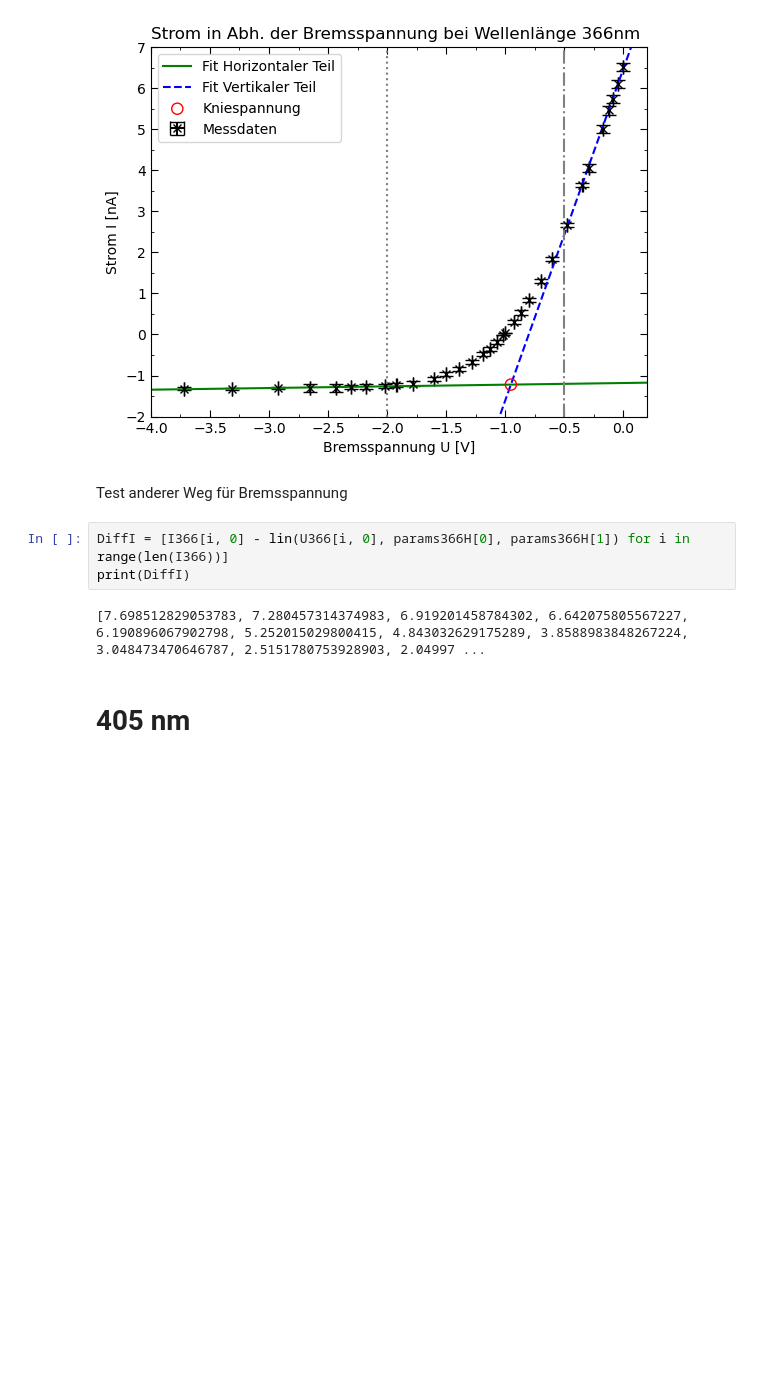
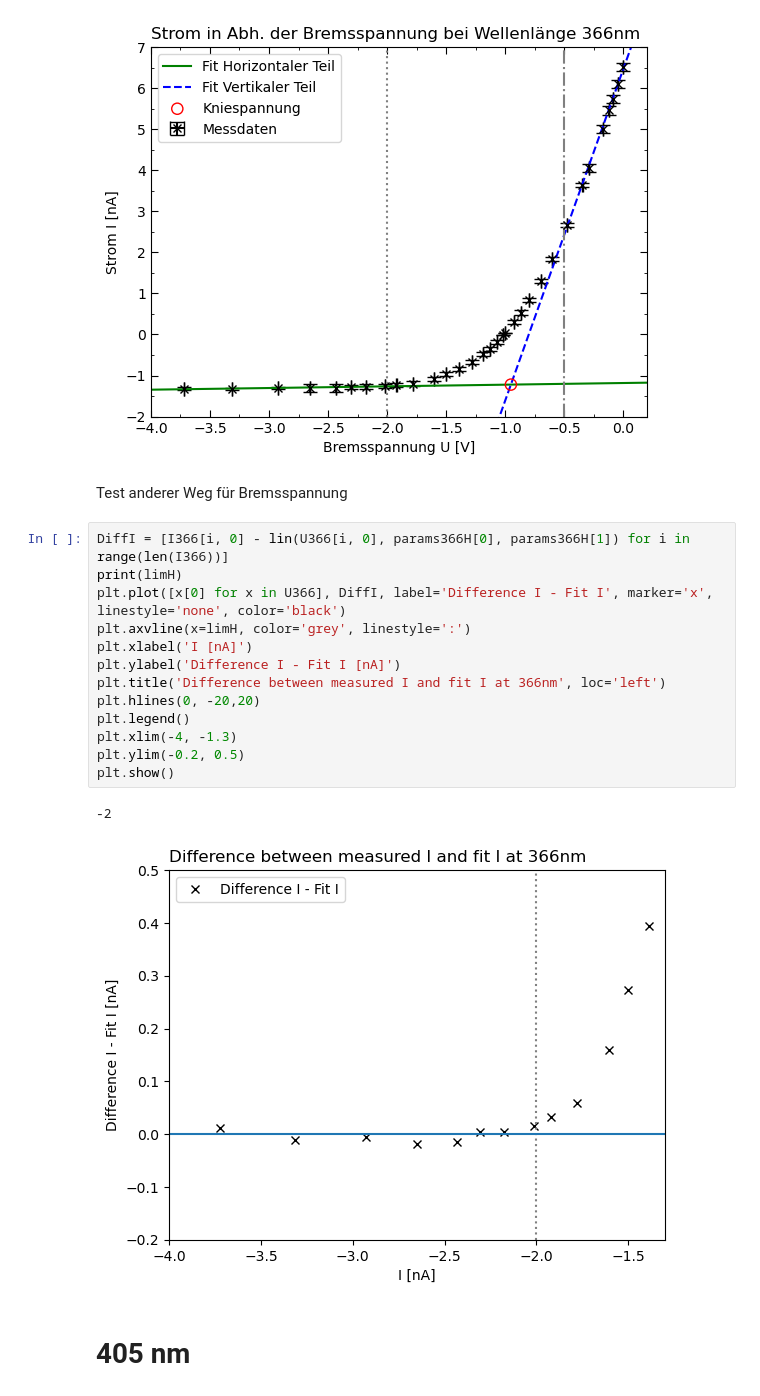
Before and after one commit to Bonsai-Tr33/C-Praktikum, a Jupyter notebook: 45/Evaluation/2.1.ipynb, the cells around one changed output. Saved outputs shown, nothing was run; the diff lists cells and outputs as text; blank space fills up the shorter version.

```diff
--- a/45/Evaluation/2.1.ipynb
+++ b/45/Evaluation/2.1.ipynb
@@ -140,9 +140,20 @@ Uncertainty in U at intersection for 366nm: ΔU = 0.02371665391496638
 Test anderer Weg für Bremsspannung
 # %%
 DiffI = [I366[i, 0] - lin(U366[i, 0], params366H[0], params366H[1]) for i in range(len(I366))]
-print(DiffI)
+print(limH)
+plt.plot([x[0] for x in U366], DiffI, label='Difference I - Fit I', marker='x', linestyle='none', color='black')
+plt.axvline(x=limH, color='grey', linestyle=':')
+plt.xlabel('I [nA]')
+plt.ylabel('Difference I - Fit I [nA]')
+plt.title('Difference between measured I and fit I at 366nm', loc='left')
+plt.hlines(0, -20,20)
+plt.legend()
+plt.xlim(-4, -1.3)
+plt.ylim(-0.2, 0.5)
+plt.show()
 # %% [output]
-[7.698512829053783, 7.280457314374983, 6.919201458784302, 6.642075805567227, 6.190896067902798, 5.252015029800415, 4.843032629175289, 3.8588983848267224, 3.048473470646787, 2.5151780753928903, 2.04997 ...
+-2
+[figure, added]
 # %% [markdown]
 # 405 nm
 # %%
```
Also changed, not shown: parts of 1 cell of this notebook.
